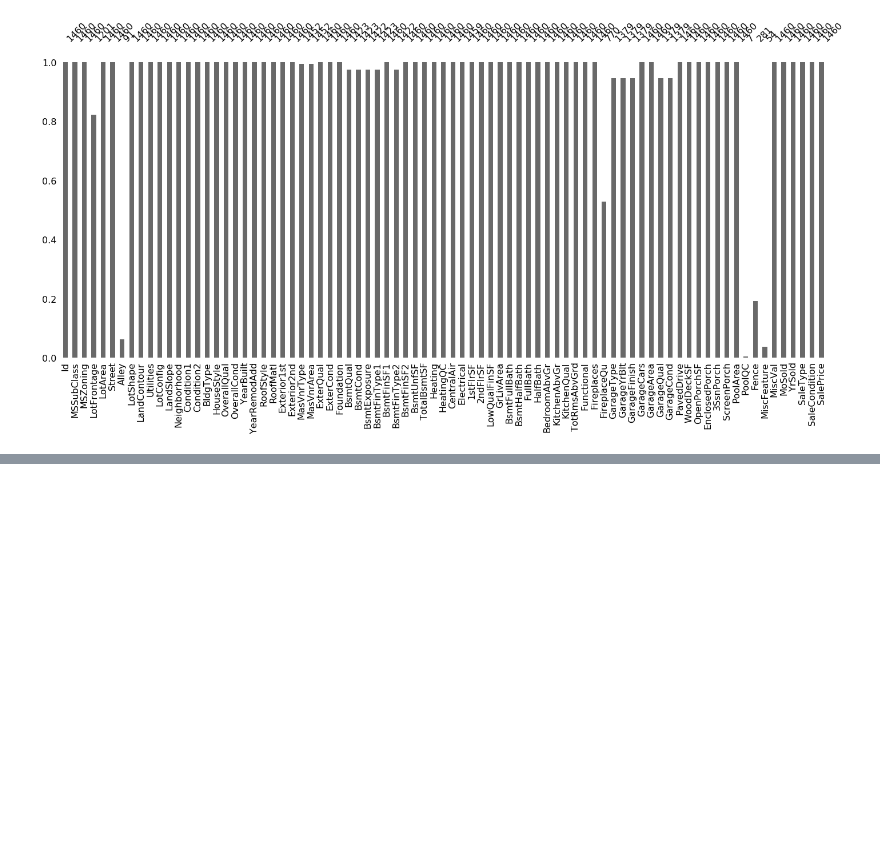
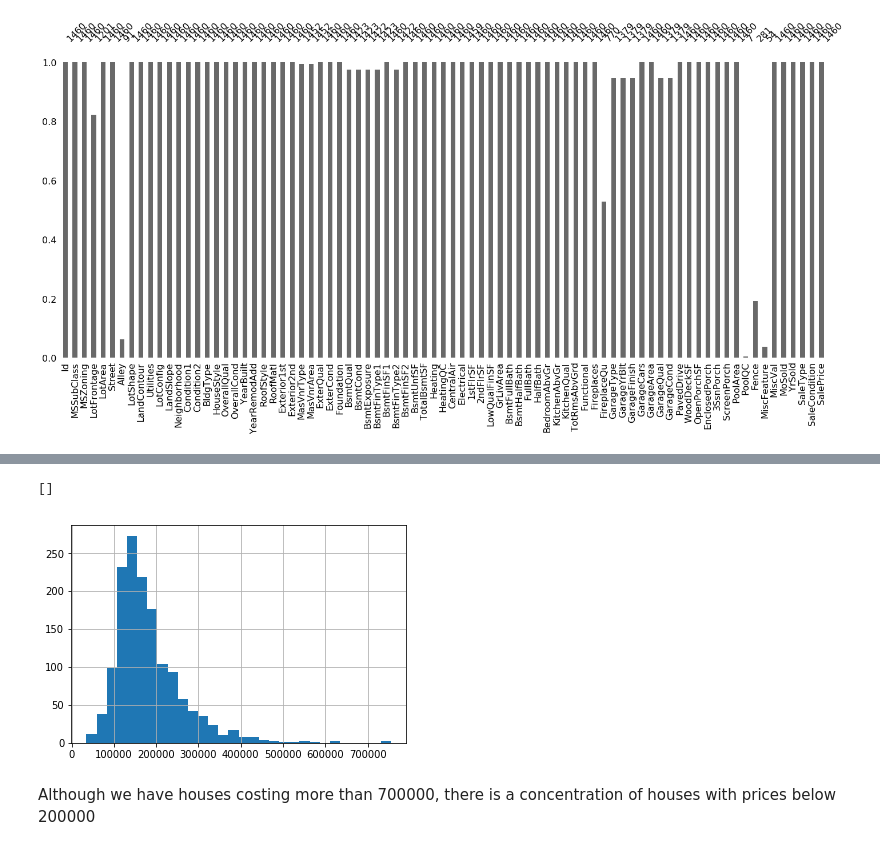
Before and after one commit to guilhermemarson/udacity, a Jupyter notebook: ames_house_prices/data_exploration.ipynb, the cells around one changed output, grey strips where cells are left out. Cells and saved outputs as stored; diff of their text form; code cells hidden in the pictures; blank space fills up the shorter version.

```diff
--- a/ames_house_prices/data_exploration.ipynb
+++ b/ames_house_prices/data_exploration.ipynb
@@ -28,0 +37,7 @@ msno.bar(train)
+# %%
+train['SalePrice'].hist(bins=30).plot()
+# %% [output]
+[]
+[figure, added]
+# %% [markdown]
+Although we have houses costing more than 700000, there is a concentration of houses with prices below 200000
```
Also changed, not shown: parts of 5 cells of this notebook.
